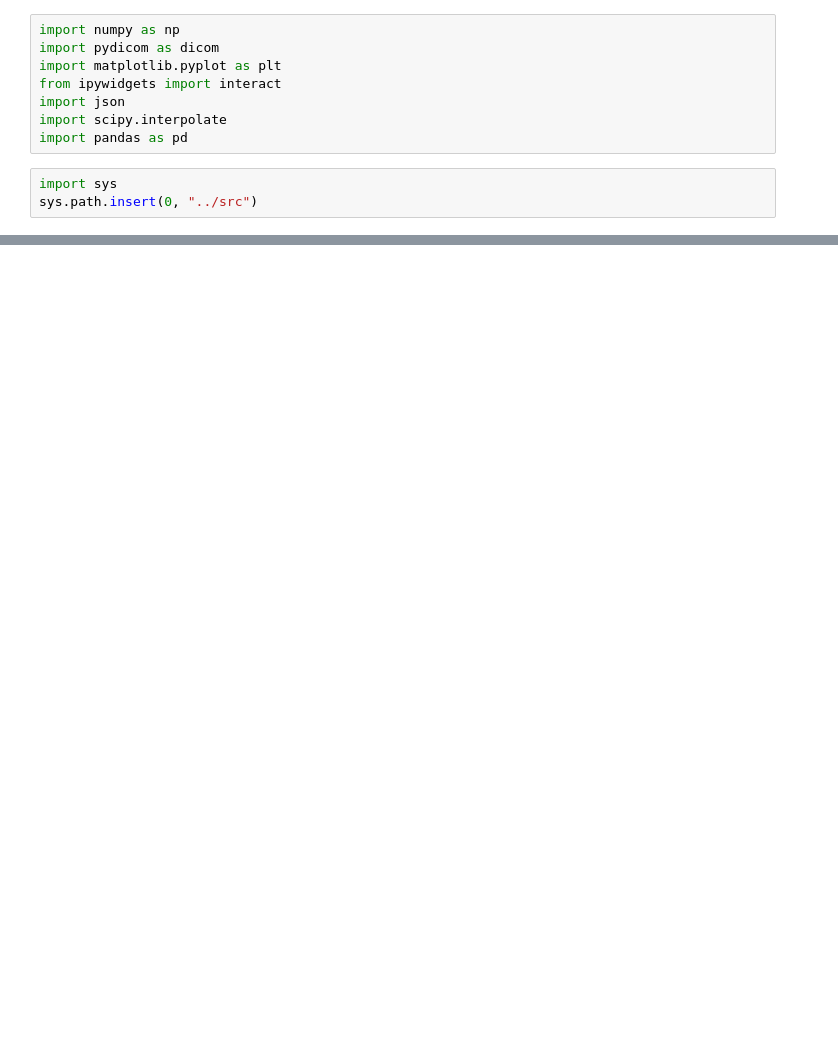
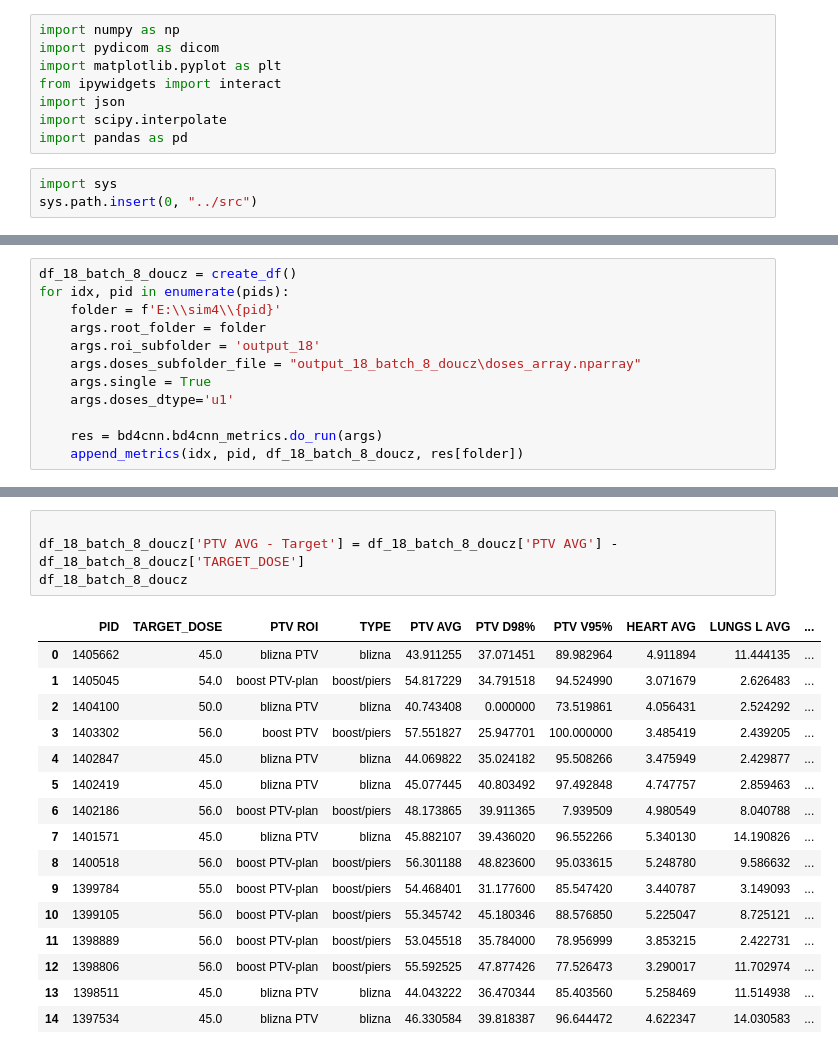
Before and after one commit to szmurlor/bdcalc, a Jupyter notebook: notebooks/cnn_miary_medyczne.ipynb, the cells around one changed output, grey strips where cells are left out. Drawn from its saved outputs; the diff is of its cells as text; blank space fills up the shorter version.

```diff
--- a/notebooks/cnn_miary_medyczne.ipynb
+++ b/notebooks/cnn_miary_medyczne.ipynb
@@ -217,0 +342,12 @@ output_50 - oryginalne z Elcipse
+# %%
+df_18_batch_8_doucz = create_df()
+for idx, pid in enumerate(pids):
+    folder = f'E:\\sim4\\{pid}'
+    args.root_folder = folder
+    args.roi_subfolder = 'output_18'
+    args.doses_subfolder_file = "output_18_batch_8_doucz\doses_array.nparray"
+    args.single = True
+    args.doses_dtype='u1'
+
+    res = bd4cnn.bd4cnn_metrics.do_run(args)
+    append_metrics(idx, pid, df_18_batch_8_doucz, res[folder])
@@ -217,0 +518,21 @@ output_50 - oryginalne z Elcipse
+# %%
+
+df_18_batch_8_doucz['PTV AVG - Target'] = df_18_batch_8_doucz['PTV AVG'] - df_18_batch_8_doucz['TARGET_DOSE']
+df_18_batch_8_doucz
+# %% [output]
+|  | PID | TARGET_DOSE | PTV ROI | TYPE | PTV AVG | PTV D98% | PTV V95% | HEART AVG | LUNGS L AVG | ... |
+| 0 | 1405662 | 45.0 | blizna PTV | blizna | 43.911255 | 37.071451 | 89.982964 | 4.911894 | 11.444135 | ... |
+| 1 | 1405045 | 54.0 | boost PTV-plan | boost/piers | 54.817229 | 34.791518 | 94.524990 | 3.071679 | 2.626483 | ... |
+| 2 | 1404100 | 50.0 | blizna PTV | blizna | 40.743408 | 0.000000 | 73.519861 | 4.056431 | 2.524292 | ... |
+| 3 | 1403302 | 56.0 | boost PTV | boost/piers | 57.551827 | 25.947701 | 100.000000 | 3.485419 | 2.439205 | ... |
+| 4 | 1402847 | 45.0 | blizna PTV | blizna | 44.069822 | 35.024182 | 95.508266 | 3.475949 | 2.429877 | ... |
+| 5 | 1402419 | 45.0 | blizna PTV | blizna | 45.077445 | 40.803492 | 97.492848 | 4.747757 | 2.859463 | ... |
+| 6 | 1402186 | 56.0 | boost PTV-plan | boost/piers | 48.173865 | 39.911365 | 7.939509 | 4.980549 | 8.040788 | ... |
+| 7 | 1401571 | 45.0 | blizna PTV | blizna | 45.882107 | 39.436020 | 96.552266 | 5.340130 | 14.190826 | ... |
+| 8 | 1400518 | 56.0 | boost PTV-plan | boost/piers | 56.301188 | 48.823600 | 95.033615 | 5.248780 | 9.586632 | ... |
+| 9 | 1399784 | 55.0 | boost PTV-plan | boost/piers | 54.468401 | 31.177600 | 85.547420 | 3.440787 | 3.149093 | ... |
+| 10 | 1399105 | 56.0 | boost PTV-plan | boost/piers | 55.345742 | 45.180346 | 88.576850 | 5.225047 | 8.725121 | ... |
+| 11 | 1398889 | 56.0 | boost PTV-plan | boost/piers | 53.045518 | 35.784000 | 78.956999 | 3.853215 | 2.422731 | ... |
+| 12 | 1398806 | 56.0 | boost PTV-plan | boost/piers | 55.592525 | 47.877426 | 77.526473 | 3.290017 | 11.702974 | ... |
+| 13 | 1398511 | 45.0 | blizna PTV | blizna | 44.043222 | 36.470344 | 85.403560 | 5.258469 | 11.514938 | ... |
+| 14 | 1397534 | 45.0 | blizna PTV | blizna | 46.330584 | 39.818387 | 96.644472 | 4.622347 | 14.030583 | ... |
```
Also changed, not shown: parts of 17 cells of this notebook, 3 other files.
